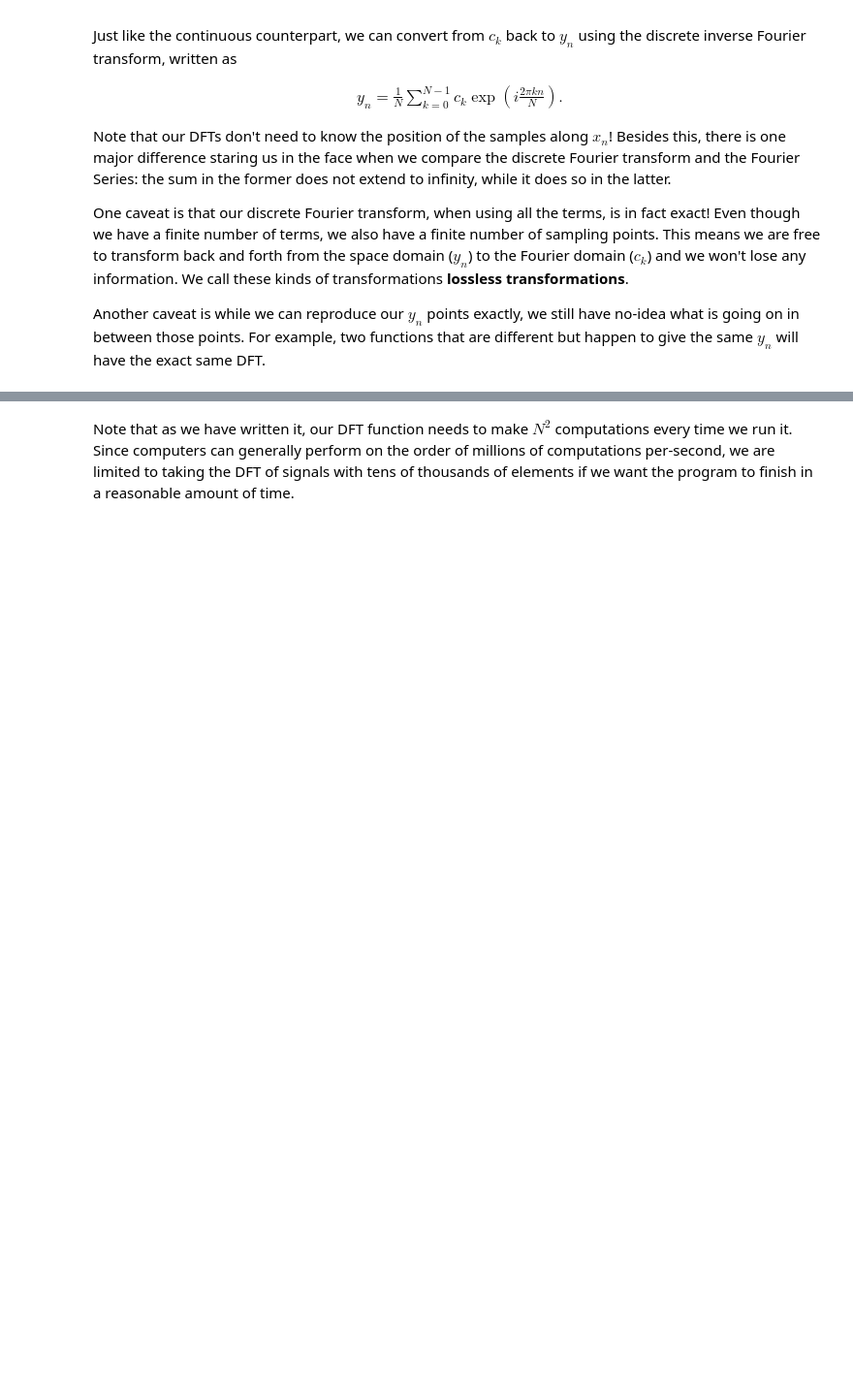
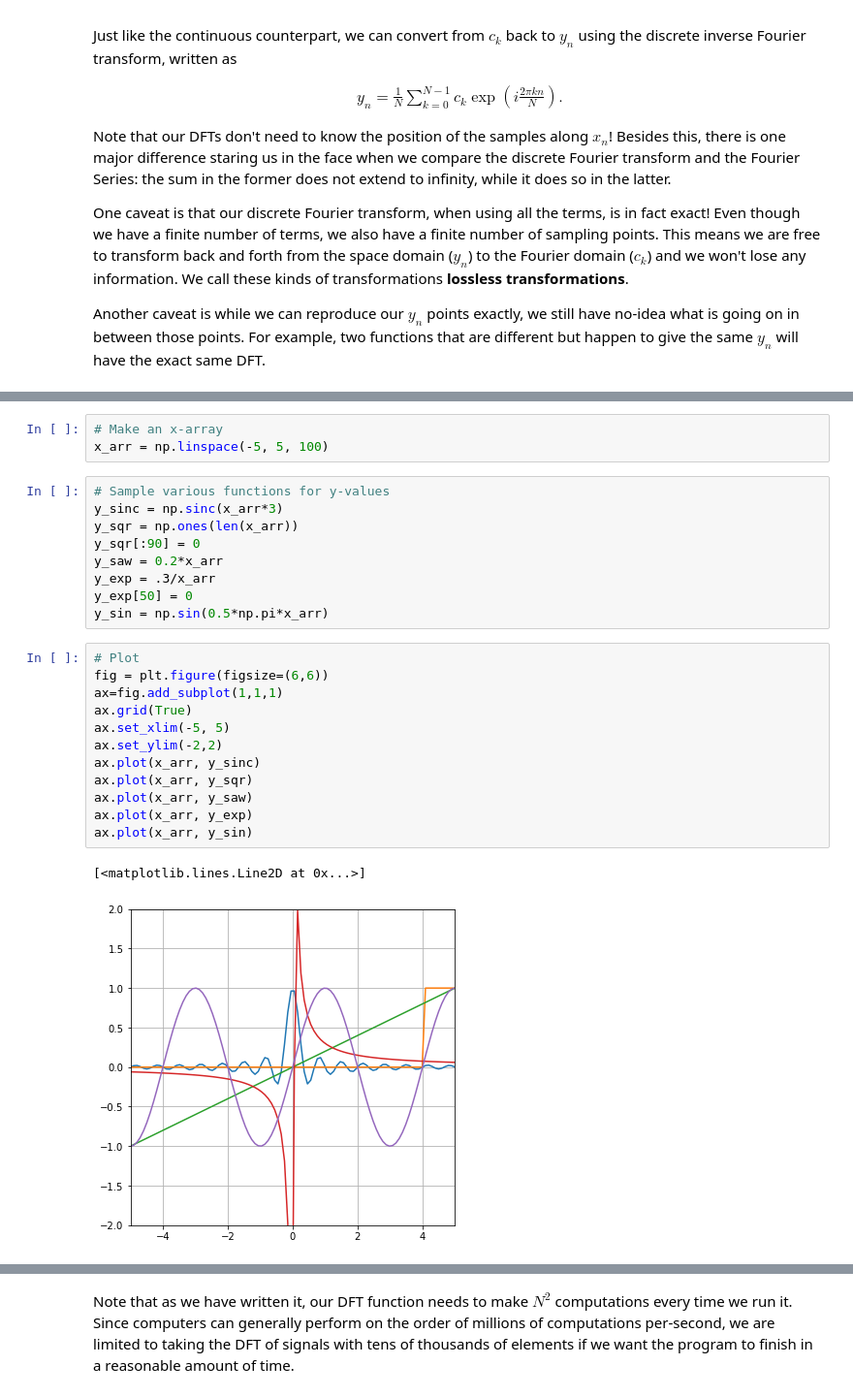
Before and after one commit to nkern/Astro_9, a Jupyter notebook: lectures/04_CompPhys/FourierTransforms.ipynb, the cells around one changed output, grey strips where cells are left out. Shown: that part at 97% size. Cells and saved outputs as stored; diff of their text form; blank space fills up the shorter version.

```diff
--- a/lectures/04_CompPhys/FourierTransforms.ipynb
+++ b/lectures/04_CompPhys/FourierTransforms.ipynb
@@ -164,3 +179,30 @@ from $0 < x < L$, where you are free to choose $L$ as you want.
 
 2.
 Plot the Fourier coefficients. What shapes do you find in the Fourier domain as compared to the input domain?
+# %%
+# Make an x-array
+x_arr = np.linspace(-5, 5, 100)
+# %%
+# Sample various functions for y-values
+y_sinc = np.sinc(x_arr*3)
+y_sqr = np.ones(len(x_arr))
+y_sqr[:90] = 0
+y_saw = 0.2*x_arr
+y_exp = .3/x_arr
+y_exp[50] = 0
+y_sin = np.sin(0.5*np.pi*x_arr)
+# %%
+# Plot
+fig = plt.figure(figsize=(6,6))
+ax=fig.add_subplot(1,1,1)
+ax.grid(True)
+ax.set_xlim(-5, 5)
+ax.set_ylim(-2,2)
+ax.plot(x_arr, y_sinc)
+ax.plot(x_arr, y_sqr)
+ax.plot(x_arr, y_saw)
+ax.plot(x_arr, y_exp)
+ax.plot(x_arr, y_sin)
+# %% [output]
+[<matplotlib.lines.Line2D at 0x...>]
+[figure, added]
```
Also changed, not shown: parts of 34 cells of this notebook, 1 other file.
